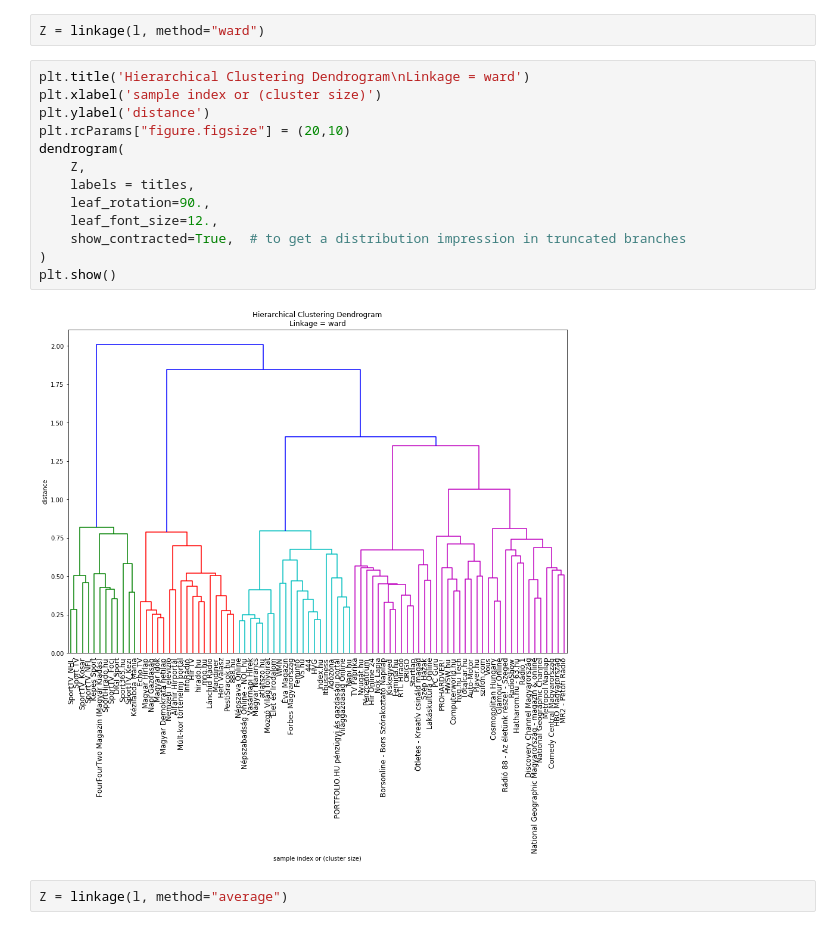
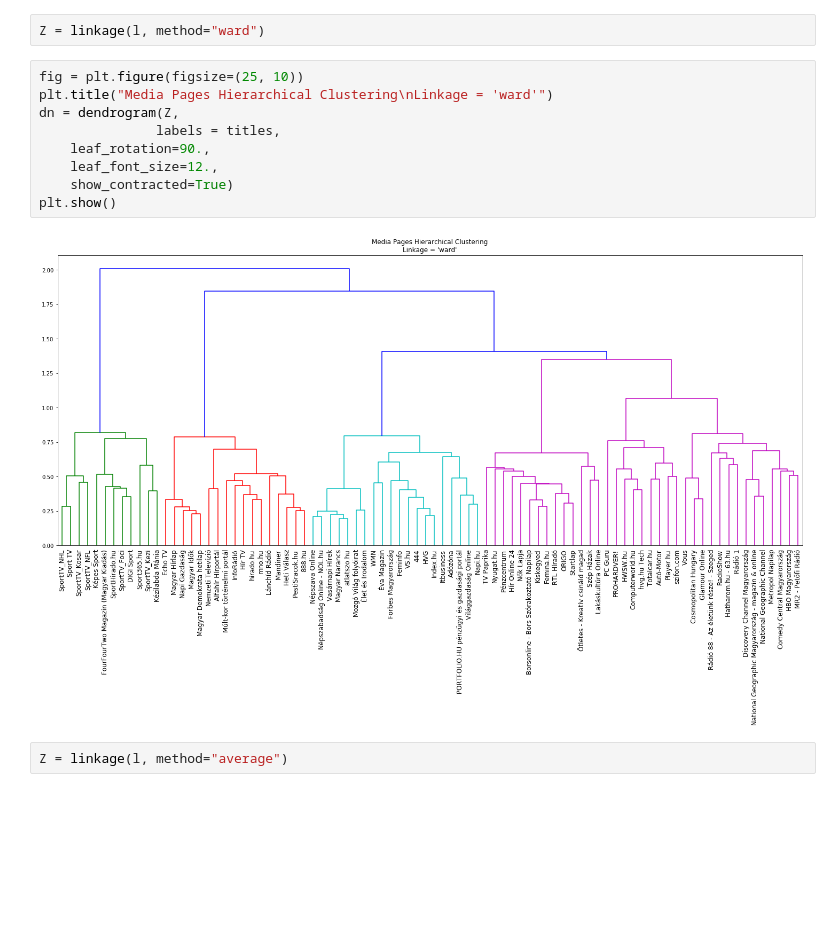
Before and after one commit to peterduronelly/capstone, a Jupyter notebook: 41 Media Pages _ Building Clusters.ipynb, the cells around one changed output. Drawn from its saved outputs; the diff is of its cells as text; blank space fills up the shorter version.

```diff
--- a/41 Media Pages _ Building Clusters.ipynb
+++ b/41 Media Pages _ Building Clusters.ipynb
@@ -119,20 +119,16 @@ for i in range(0, mx_corr.shape[0]):
 # %%
 Z = linkage(l, method="ward")
 # %%
-plt.title('Hierarchical Clustering Dendrogram\nLinkage = ward')
-plt.xlabel('sample index or (cluster size)')
-plt.ylabel('distance')
-plt.rcParams["figure.figsize"] = (20,10)
-dendrogram(
-    Z,
-    labels = titles,
+fig = plt.figure(figsize=(25, 10))
+plt.title("Media Pages Hierarchical Clustering\nLinkage = 'ward'")
+dn = dendrogram(Z,
+               labels = titles,
     leaf_rotation=90.,
     leaf_font_size=12.,
-    show_contracted=True,  # to get a distribution impression in truncated branches
-)
+    show_contracted=True)
 plt.show()
 # %% [output]
-[figure, old version]
+[figure, new version]
 # %%
 Z = linkage(l, method="average")
 # %%
```
Also changed, not shown: parts of 11 cells of this notebook, 1 other file.
